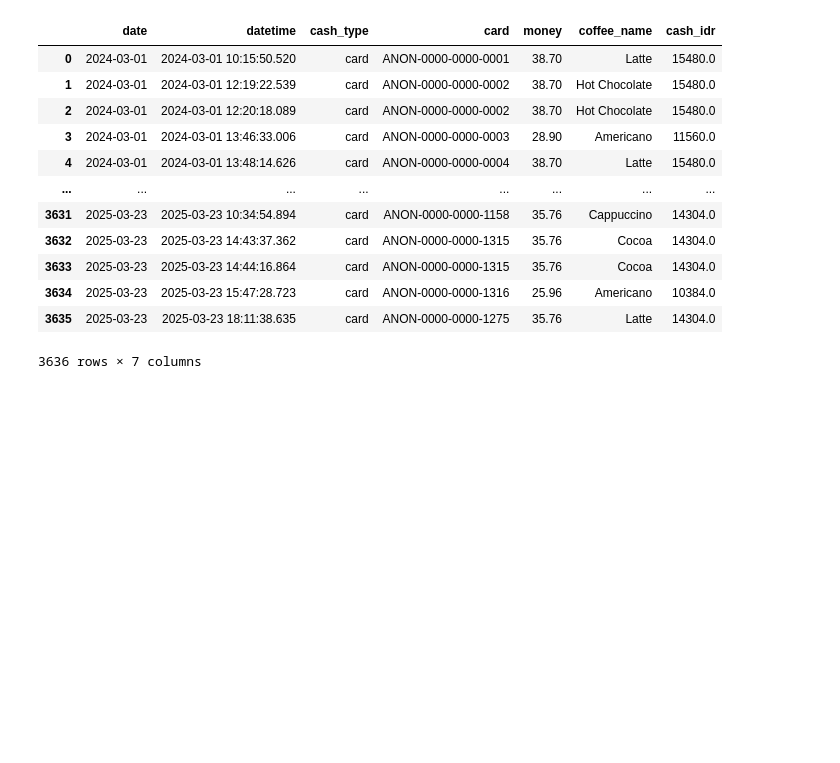
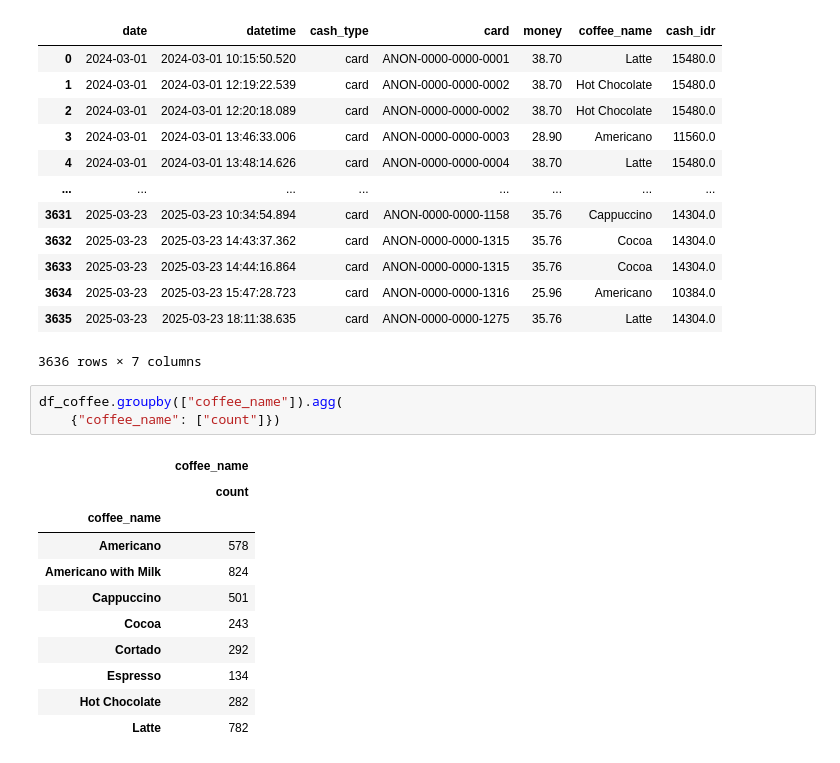
Before and after one commit to stefkwan/pytn_300725, a Jupyter notebook: sesi5_11Aug.ipynb, the cells around one changed output. Saved outputs shown, nothing was run; the diff lists cells and outputs as text; blank space fills up the shorter version.

```diff
--- a/sesi5_11Aug.ipynb
+++ b/sesi5_11Aug.ipynb
@@ -982,3 +982,18 @@ df_coffee
 | 3634 | 2025-03-23 | 2025-03-23 15:47:28.723 | card | ANON-0000-0000-1316 | 25.96 | Americano | 10384.0 |
 | 3635 | 2025-03-23 | 2025-03-23 18:11:38.635 | card | ANON-0000-0000-1275 | 35.76 | Latte | 14304.0 |
 3636 rows × 7 columns
+# %%
+df_coffee.groupby(["coffee_name"]).agg(
+    {"coffee_name": ["count"]})
+# %% [output]
+|  | coffee_name |
+|  | count |
+| coffee_name |  |
+| Americano | 578 |
+| Americano with Milk | 824 |
+| Cappuccino | 501 |
+| Cocoa | 243 |
+| Cortado | 292 |
+| Espresso | 134 |
+| Hot Chocolate | 282 |
+| Latte | 782 |
```
Also changed, not shown: parts of 1 cell of this notebook.
